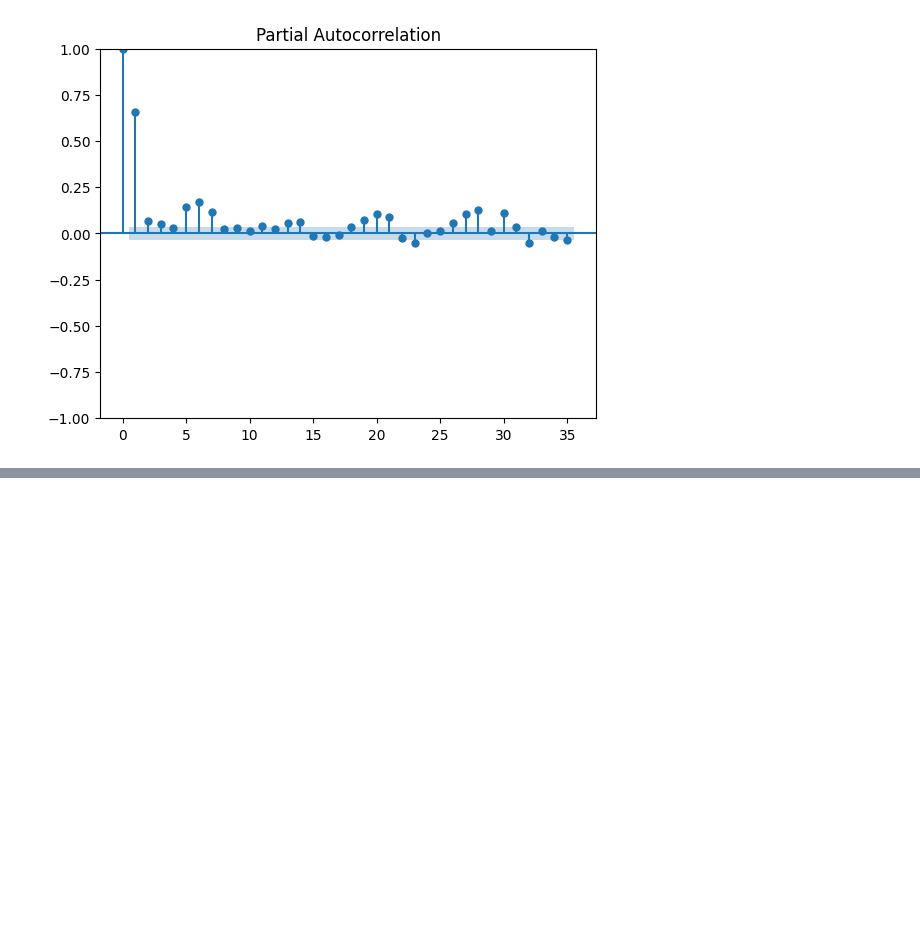
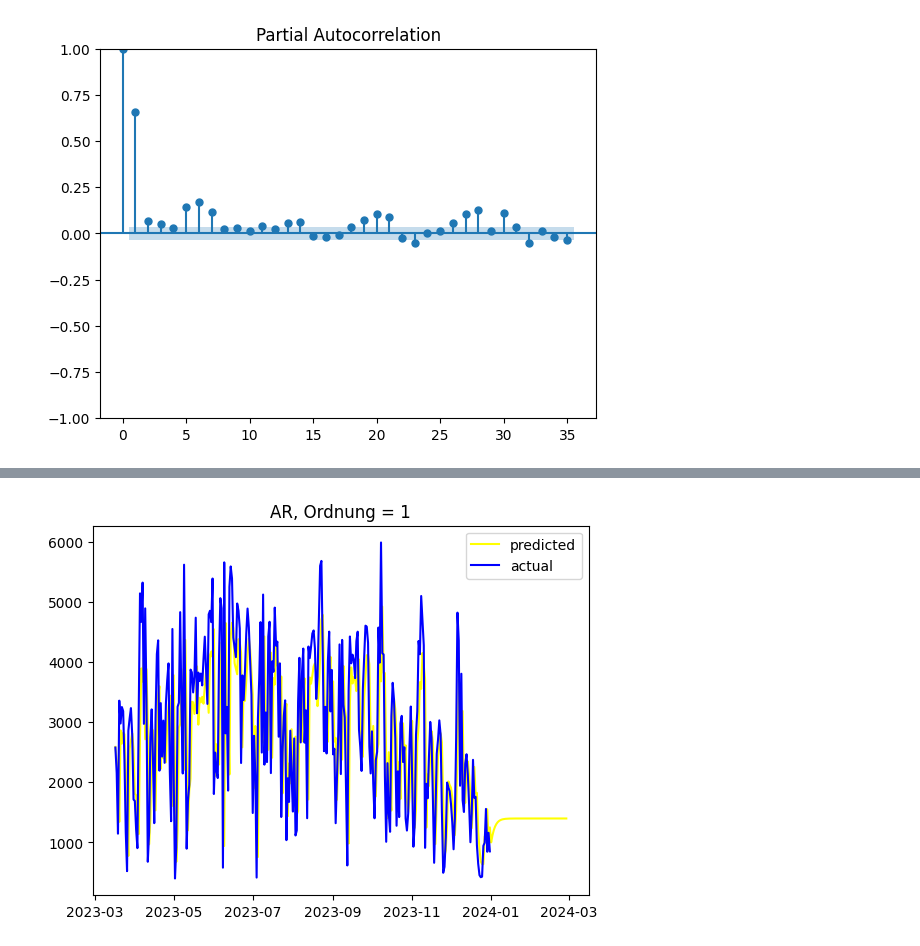
Before and after one commit to wooloflettuce/bonn-bike-count, a Jupyter notebook: ARIMA/Südbrücke/jaehrlich.ipynb, the cells around one changed output, grey strips where cells are left out. Cells and saved outputs as stored; diff of their text form; code cells hidden in the pictures; blank space fills up the shorter version.

```diff
--- a/ARIMA/Südbrücke/jaehrlich.ipynb
+++ b/ARIMA/Südbrücke/jaehrlich.ipynb
@@ -677,4 +319,0 @@ plt.show()
-# %%
-result = adfuller(df_month['first_logged_diff'].dropna())
-print("Test statistic = {:.4f}".format(result[0]))
-print("P-value = {:.4f}".format(result[1]))
@@ -901,15 +319,0 @@ tmp
-# %%
-# Mergen der Daten
-df_r = pd.concat([df_train_seas, tmp], axis=1)
-
-df_r[header] = df_r[header].fillna(df_r['final_data'])
-df_r = pd.DataFrame(df_r)
-df_r.index = pd.to_datetime(df_r.index)
-start_date = '2016-01-01'
-end_date = '2024-12-01'
-plt.title('Prognose mit Update durch tatsächliche Daten')
-plt.plot(df_r.loc[start_date:end_date, 'final_data'],
-            color='yellow', label='predicted')
-plt.plot(df_month.loc[start_date:'2023-12-31', header], color='blue', label='actual')
-plt.legend()
-plt.show()
@@ -942,0 +320,65 @@ mean absolute percentage error (mape): ARIMA: 0.4501
+# %%
+for i in range(1, 8):
+    p, d, q = 1, 1, i
+
+    arima = SARIMAX(df_train['log'], order=(p, d, q))
+    result = arima.fit()
+    #print(result.summary())
+    print('Log Likelihood: {:.4f}, AIC: {:.4f}'.format(result.llf, result.aic))
+    # Update des DataFrames
+    df['differences'] = df_train['differences']
+    model = SARIMAX(df['log'], order=(p, d, q))
+    result_new = model.filter(result.params)
+
+    # Vorhersage
+    predicted = result_new.predict(start=start_date, end=future_date)
+    tmp = pd.DataFrame(predicted)
+    tmp['crossings'] = tmp['predicted_mean']
+    tmp.index = tmp.index.date
+    tmp['crossings'] =  np.exp(tmp['crossings'])
+    tmp['crossings'] = scaler.inverse_transform(tmp[['crossings']])
+
+    # Mergen der Daten
+    df_r = pd.concat([df_train, tmp], axis=1)
+    #df_r = df_train.merge(tmp, how='left', left_index=True, right_index=True)
+
+    df_r[header] = df_r[header].fillna(df_r['crossings'])
+    df_r = pd.DataFrame(df_r)
+    df_r.index = pd.to_datetime(df_r.index)
+
+    # Plotten
+    plt.title('AR, Ordnung = {:.0f}'.format(i))
+    plt.plot(df_r.loc[start_date:future_date, header],
+         color='yellow', label='predicted')
+    plt.plot(df.loc[start_date:end_date, header], color='blue', label='actual')
+    plt.legend()
+    plt.show()
+
+    y_pred_simple = df_test[header].iloc[:-1]
+    y_pred_simple = pd.concat([y_pred_simple, df_train[header].iloc[-1:]])
+    y_pred_simple = y_pred_simple.sort_index().tolist()
+
+    df_test.loc[:,'intervals'] = (df_test[header] > 10).astype(int).diff().fillna(0).ne(0).cumsum()
+    df_test.loc[:,'group'] = df_test[header].apply(lambda x: '≤ 10' if x <= 10 else '> 10')
+    df_test.loc[:,'predicted'] = df_r.loc[start_date:end_date, header]
+    df_test.loc[:,'simple_predict'] = y_pred_simple
+
+    greater = df_test[df_test['group'] == '> 10']
+    mape_arima = []
+    mape_simple = []
+
+    for name, group in greater.groupby('intervals'):
+        mape_arima.append(mean_absolute_percentage_error(group[header], group['predicted']))
+        mape_simple.append(mean_absolute_percentage_error(group[header], group['simple_predict']))
+
+    mae_arima = np.mean(np.abs(df_test[header] - predicted))
+    mse_arima = np.mean(np.square(df_test[header] - predicted))
+    mape_arima = sum(mape_arima)/len(mape_arima)
+    mae_simple = np.mean(np.abs(df_test[header] - y_pred_simple))
+    mse_simple = np.mean(np.square(df_test[header] - y_pred_simple))
+    mape_simple = sum(mape_simple)/len(mape_simple)
+
+    print("mean absolute error (mae): ARIMA: {:.4f}, simple: {:.4f}".format(mae_arima, mae_simple))
+    print("mean squared error (mse): ARIMA: {:.4f}, simple: {:.4f}".format(mse_arima, mse_simple))
+    print("mean absolute percentage error (mape): ARIMA: {:.4f}, simple: {:.4f}".format(mape_arima, mape_simple))
+# %% [output]
@@ -942,0 +386 @@ mean absolute percentage error (mape): ARIMA: 0.4501
+[figure, added]
```
Also changed, not shown: parts of 44 cells of this notebook, 9 other files.
